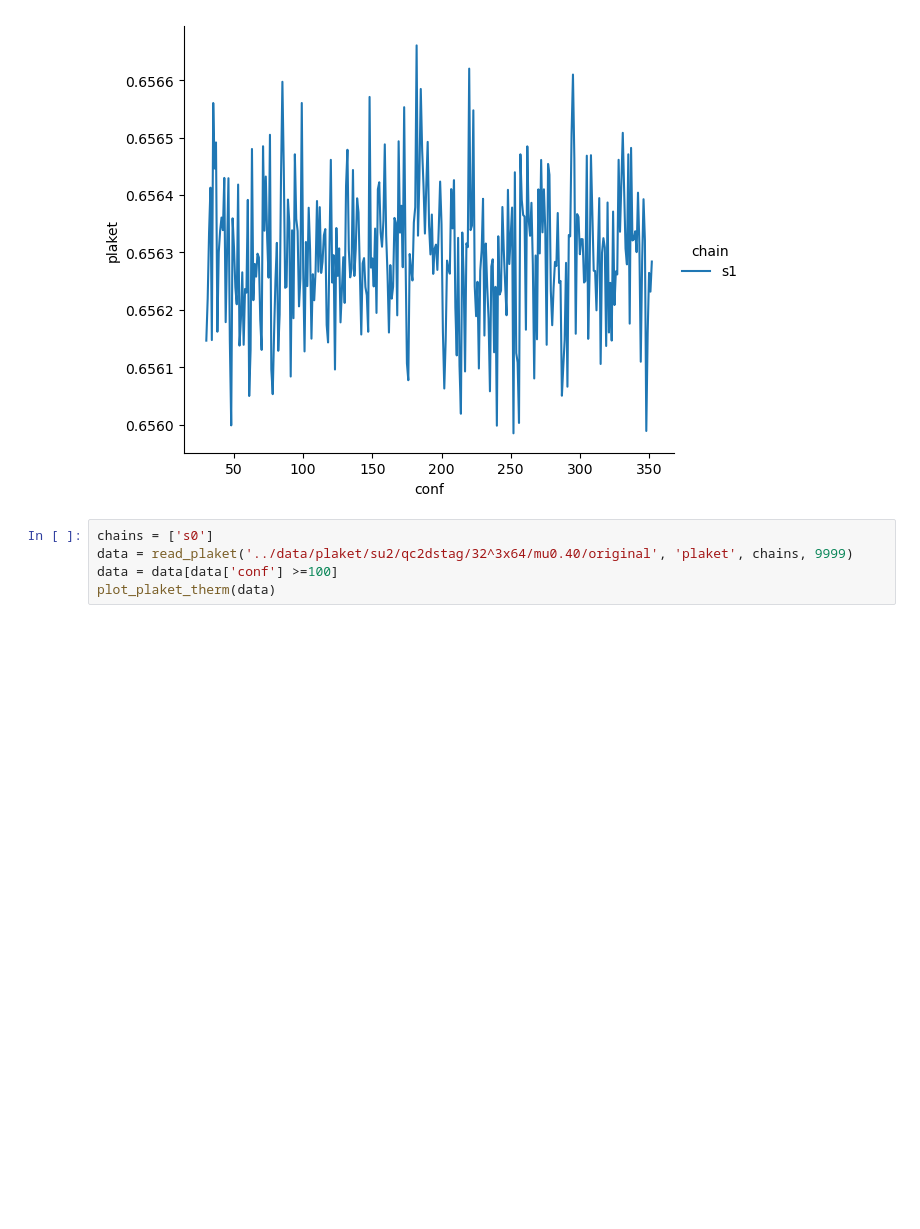
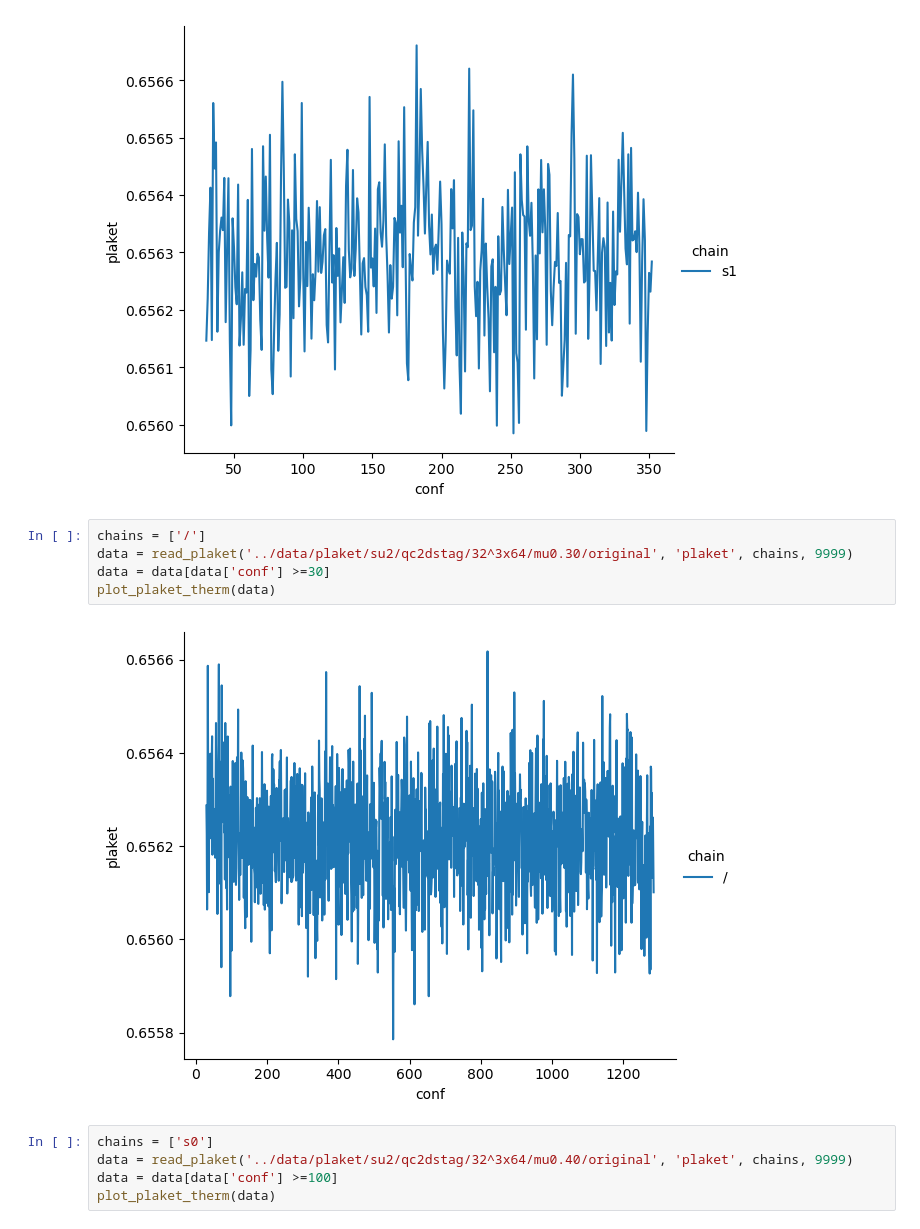
Before and after one commit to ilyakudrov/observables, a Jupyter notebook: python_jupyter/plaket.ipynb, the cells around one changed output. Saved outputs shown, nothing was run; the diff lists cells and outputs as text; blank space fills up the shorter version.

```diff
--- a/python_jupyter/plaket.ipynb
+++ b/python_jupyter/plaket.ipynb
@@ -258,6 +258,13 @@ data = data[data['conf'] >=30]
 plot_plaket_therm(data)
 # %% [output]
 [figure]
+# %%
+chains = ['/']
+data = read_plaket('../data/plaket/su2/qc2dstag/32^3x64/mu0.30/original', 'plaket', chains, 9999)
+data = data[data['conf'] >=30]
+plot_plaket_therm(data)
+# %% [output]
+[figure, added]
 # %%
 chains = ['s0']
 data = read_plaket('../data/plaket/su2/qc2dstag/32^3x64/mu0.40/original', 'plaket', chains, 9999)
```
Also changed, not shown: 8 other files.
